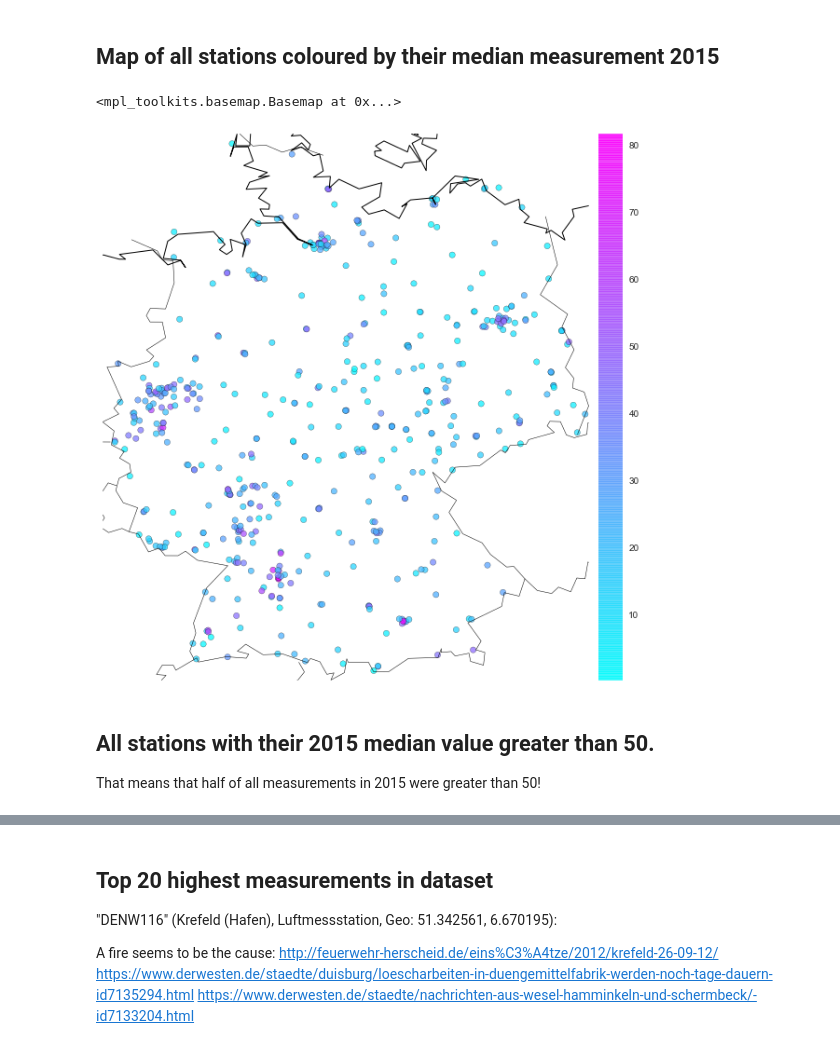
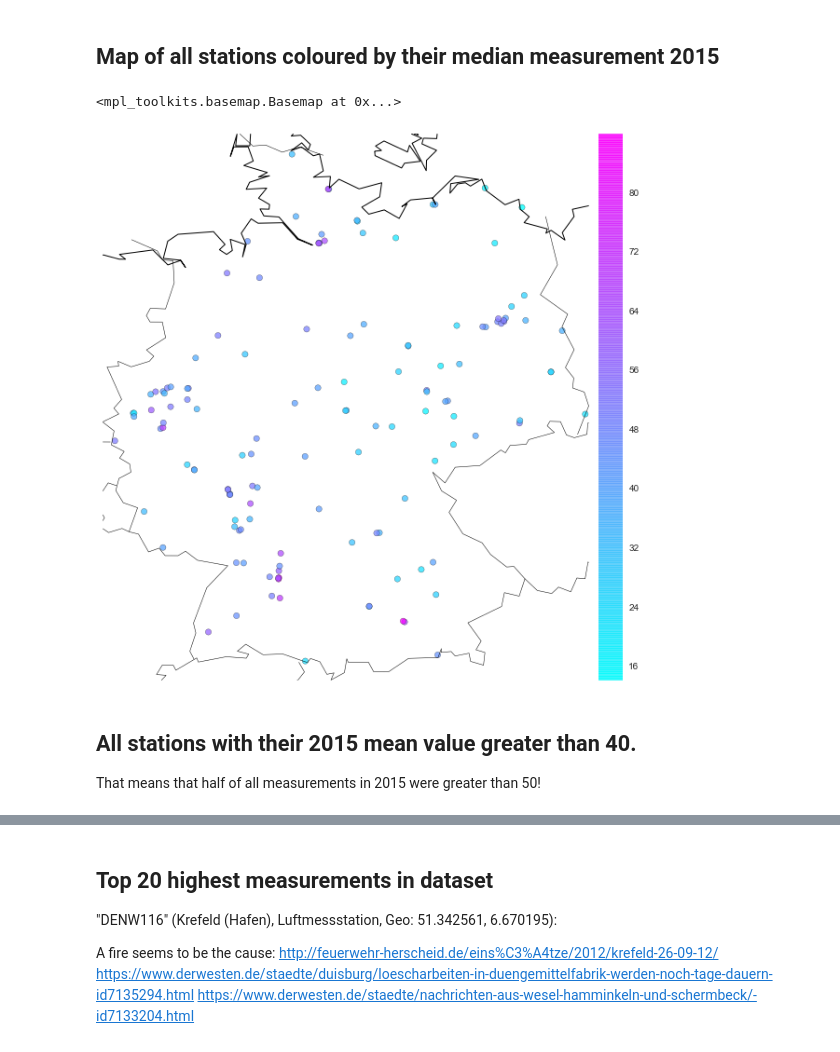
Before and after one commit to correctiv/stickoxide-notebook, a Jupyter notebook: stickoxide.ipynb, the cells around one changed output, grey strips where cells are left out. Cells and saved outputs as stored; diff of their text form; code cells hidden in the pictures.

```diff
--- a/stickoxide.ipynb
+++ b/stickoxide.ipynb
@@ -21,10 +21,12 @@ from bokeh.plotting import figure, show, output_notebook
 output_notebook()
 
 import statsmodels.api as sm
+import folium
 
 import seaborn as sns
 
 %matplotlib inline
+matplotlib.rcParams['svg.fonttype'] = 'none'
 # %% [output]
 [interactive output not drawn]
 # %%
@@ -99,7 +101,7 @@ stations.head()
 | 4 | DEBB005 | Cottbus-City (-Mitte) | Luftmessstation | COCY | 1991-01-01 | 1991-01-01 | 1997-03-31 | ... |
 5 rows × 49 columns
 # %%
-bbox = {
+germany_bbox = {
   'lon': 10.45415,
   'lat': 51.164181,
   'll_lon': 5.86624,
@@ -159,7 +161,7 @@ def shifted_color_map(cmap, start=0, midpoint=0.5, stop=1.0, name='shiftedcmap')
 
     return newcmap
 
-def plot_map(df, vals='value', cmap='cool', diverging=False):
+def plot_map(df, vals='value', cmap='cool', diverging=False, bbox=germany_bbox):
     if diverging:
         vmin = df[vals].min()
         vmax = df[vals].max()
@@ -223,16 +236,16 @@ dtype: int64
 # %% [markdown]
 ## Map of all stations coloured by their median measurement 2015
 # %%
-filtered = df[df.index.year == 2015]
+filtered = df[(df.index.year == 2015) & (df.TYPE_OF_STATION == 'Verkehr')]
 filtered = filtered.groupby('Station')
-filtered = filtered.value.median().reset_index()
+filtered = filtered.value.mean().reset_index()
 filtered = filtered.merge(stations, on='Station')
 plot_map(filtered, 'value')
 # %% [output]
 <mpl_toolkits.basemap.Basemap at 0x...>
-[figure, old version]
+[figure, new version]
 # %% [markdown]
-## All stations with their 2015 median value greater than 50.
+## All stations with their 2015 mean value greater than 40.
 
 That means that half of all measurements in 2015 were greater than 50!
 # %%
```
Also changed, not shown: parts of 50 cells of this notebook.
